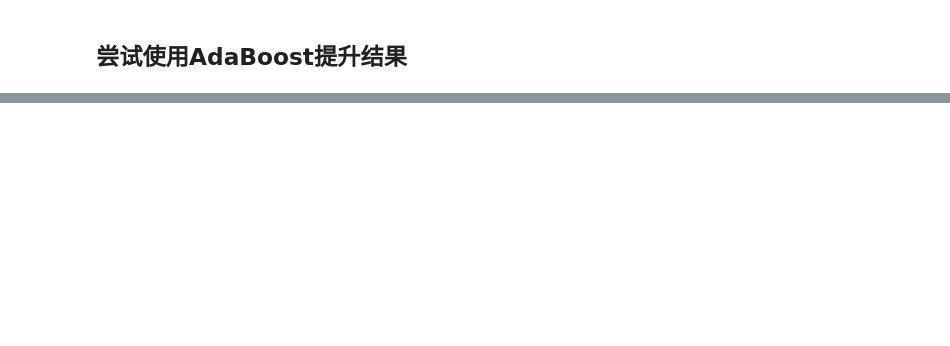
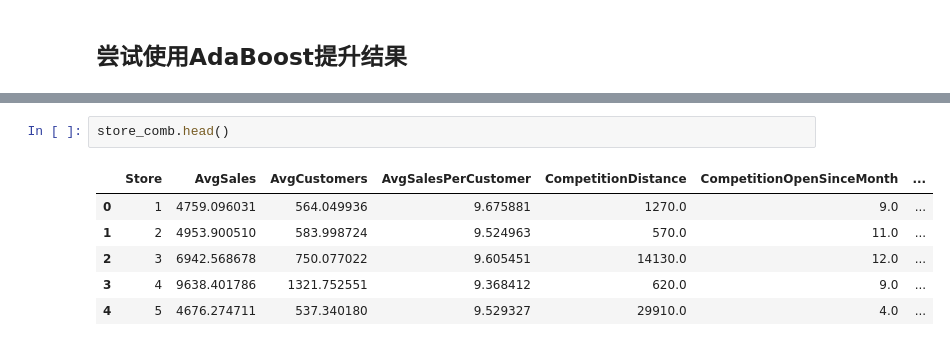
Before and after one commit to lidatou1991/udacity_final_rossmann, a Jupyter notebook: DT-model.ipynb, the cells around one changed output, grey strips where cells are left out. Drawn from its saved outputs; the diff is of its cells as text; blank space fills up the shorter version.

```diff
--- a/DT-model.ipynb
+++ b/DT-model.ipynb
@@ -184,0 +194,9 @@ RMSPE 0.07507810616424736
+# %%
+store_comb.head()
+# %% [output]
+|  | Store | AvgSales | AvgCustomers | AvgSalesPerCustomer | CompetitionDistance | CompetitionOpenSinceMonth | ... |
+| 0 | 1 | 4759.096031 | 564.049936 | 9.675881 | 1270.0 | 9.0 | ... |
+| 1 | 2 | 4953.900510 | 583.998724 | 9.524963 | 570.0 | 11.0 | ... |
+| 2 | 3 | 6942.568678 | 750.077022 | 9.605451 | 14130.0 | 12.0 | ... |
+| 3 | 4 | 9638.401786 | 1321.752551 | 9.368412 | 620.0 | 9.0 | ... |
+| 4 | 5 | 4676.274711 | 537.340180 | 9.529327 | 29910.0 | 4.0 | ... |
```
Also changed, not shown: parts of 9 cells of this notebook.
